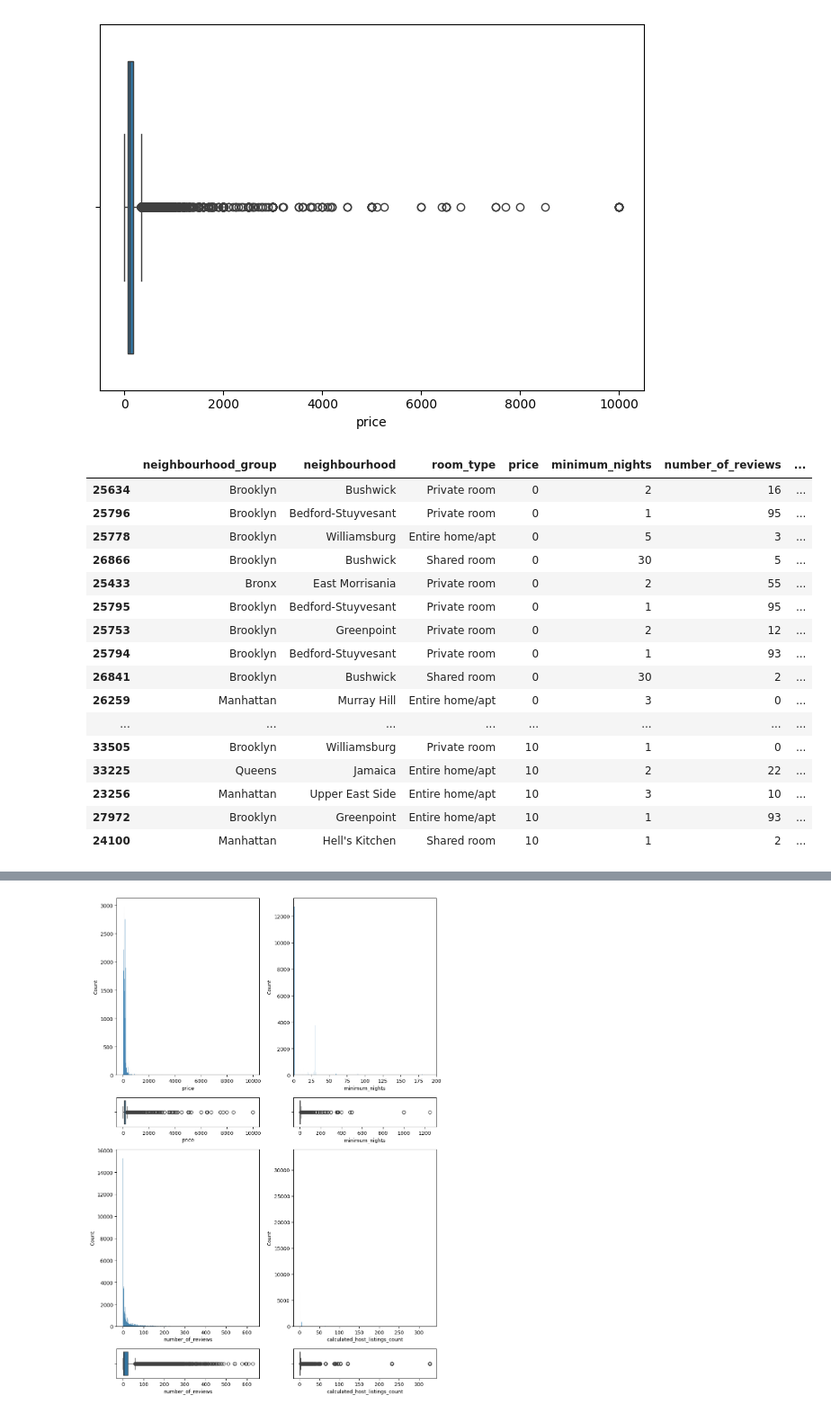
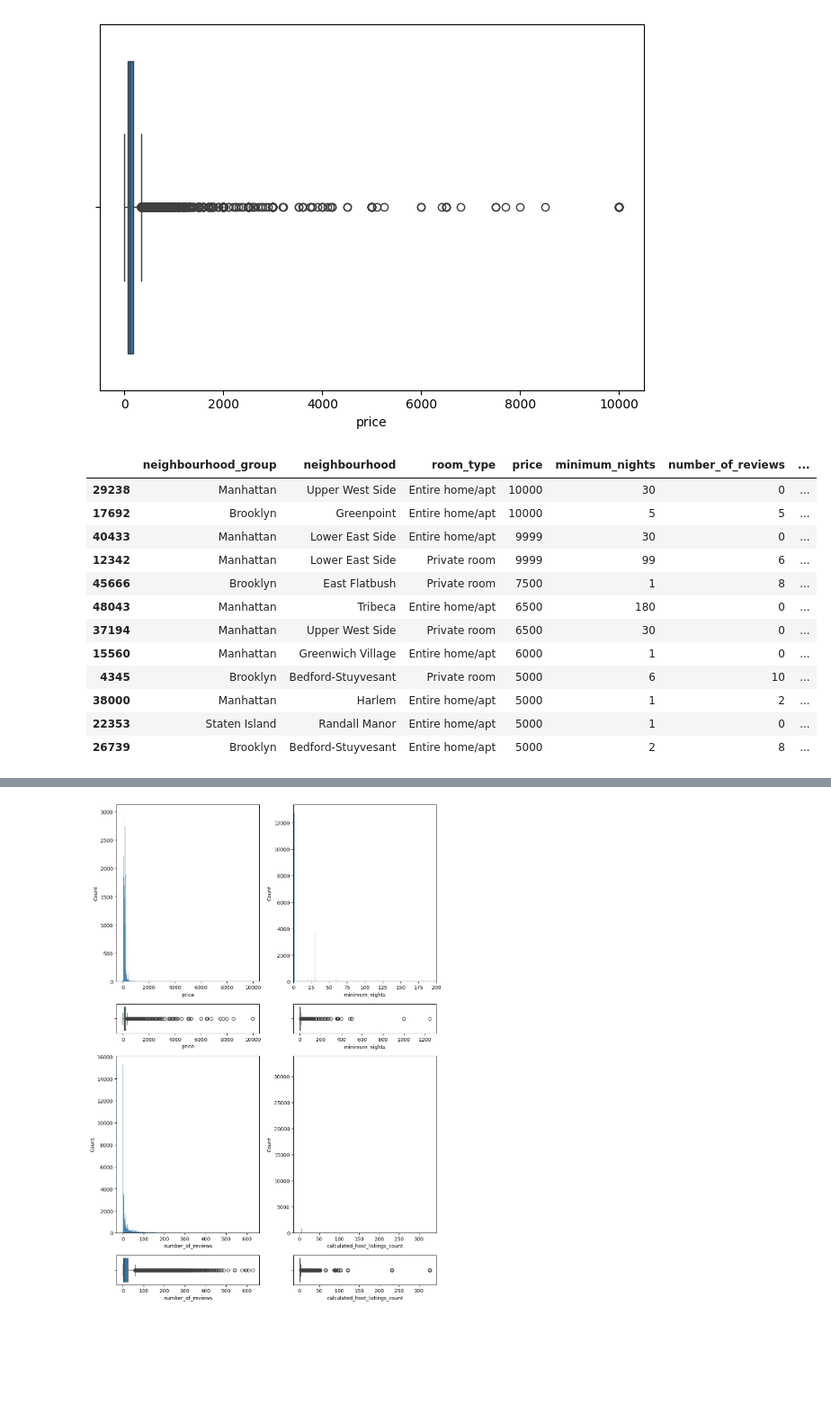
Before and after one commit to 4GeeksAcademy/Kransky85_machine-learning-python-template, a Jupyter notebook: src/explore.ipynb, the cells around one changed output, grey strips where cells are left out. Shown at 90% size. Cells and saved outputs as stored; diff of their text form; code cells hidden in the pictures; blank space fills up the shorter version.

```diff
--- a/src/explore.ipynb
+++ b/src/explore.ipynb
@@ -115,0 +73,6 @@ The number of duplicated ID records is: 0
+# %%
+# Let's check to see if we have any duplicates within our data set
+print(df.shape)
+
+df = df.drop_duplicates()
+df.shape
@@ -116,6 +84,6 @@ The number of duplicated ID records is: 0
 # %%
 # ridding of columns not pertaining to my predictive analysis
-df.drop(["id", "host_id", "name", "last_review", "reviews_per_month", "host_name", "latitude", "longitude", "availability_365"], axis= 1, inplace= True)
+df.drop(["id", "host_id", "name", "host_name", "latitude", "longitude", "availability_365"], axis= 1, inplace= True)
 df
 # %% [output]
 |  | neighbourhood_group | neighbourhood | room_type | price | minimum_nights | number_of_reviews | ... |
@@ -165,3 +132,8 @@ print(f"The least expensive property is {min_price}, while the most expensive is
 # df['price'] = df['price'].replace(0, mean_price) #
 # %% [output]
 The least expensive property is 0, while the most expensive is 10000.  Finally, the average price within the data set is 152.7206871868289
+# %%
+# We must factorize the Room Types and the Neighbourhood/Neighbourhood Group columns to convert the categorical columns to numeric.
+df["room_type_n"] = pd.factorize(df["room_type"])[0]
+df["neighbourhood_group_n"] = pd.factorize(df["neighbourhood_group"])[0]
+df["neighbourhood_n"] = pd.factorize(df["neighbourhood"])[0]
@@ -196,27 +177,23 @@ Name: count, dtype: int64
 # %%
 '''
 Experimenting and noting various sorted datasets by price, mimumum nights, etc. whether ascending or descending.
   Various private rooms for $3000-9000 per night?! I think not.
 '''
 
-df[df['price'].duplicated()].sort_values(by='price', ascending=True).head(25)
+df[df['price'].duplicated()].sort_values(by='price', ascending=False).head(12)
 # %% [output]
 |  | neighbourhood_group | neighbourhood | room_type | price | minimum_nights | number_of_reviews | ... |
-| 25634 | Brooklyn | Bushwick | Private room | 0 | 2 | 16 | ... |
-| 25796 | Brooklyn | Bedford-Stuyvesant | Private room | 0 | 1 | 95 | ... |
-| 25778 | Brooklyn | Williamsburg | Entire home/apt | 0 | 5 | 3 | ... |
-| 26866 | Brooklyn | Bushwick | Shared room | 0 | 30 | 5 | ... |
-| 25433 | Bronx | East Morrisania | Private room | 0 | 2 | 55 | ... |
-| 25795 | Brooklyn | Bedford-Stuyvesant | Private room | 0 | 1 | 95 | ... |
-| 25753 | Brooklyn | Greenpoint | Private room | 0 | 2 | 12 | ... |
-| 25794 | Brooklyn | Bedford-Stuyvesant | Private room | 0 | 1 | 93 | ... |
-| 26841 | Brooklyn | Bushwick | Shared room | 0 | 30 | 2 | ... |
-| 26259 | Manhattan | Murray Hill | Entire home/apt | 0 | 3 | 0 | ... |
-| ... | ... | ... | ... | ... | ... | ... | ... |
-| 33505 | Brooklyn | Williamsburg | Private room | 10 | 1 | 0 | ... |
-| 33225 | Queens | Jamaica | Entire home/apt | 10 | 2 | 22 | ... |
-| 23256 | Manhattan | Upper East Side | Entire home/apt | 10 | 3 | 10 | ... |
-| 27972 | Brooklyn | Greenpoint | Entire home/apt | 10 | 1 | 93 | ... |
-| 24100 | Manhattan | Hell's Kitchen | Shared room | 10 | 1 | 2 | ... |
+| 29238 | Manhattan | Upper West Side | Entire home/apt | 10000 | 30 | 0 | ... |
+| 17692 | Brooklyn | Greenpoint | Entire home/apt | 10000 | 5 | 5 | ... |
+| 40433 | Manhattan | Lower East Side | Entire home/apt | 9999 | 30 | 0 | ... |
+| 12342 | Manhattan | Lower East Side | Private room | 9999 | 99 | 6 | ... |
+| 45666 | Brooklyn | East Flatbush | Private room | 7500 | 1 | 8 | ... |
+| 48043 | Manhattan | Tribeca | Entire home/apt | 6500 | 180 | 0 | ... |
+| 37194 | Manhattan | Upper West Side | Private room | 6500 | 30 | 0 | ... |
+| 15560 | Manhattan | Greenwich Village | Entire home/apt | 6000 | 1 | 0 | ... |
+| 4345 | Brooklyn | Bedford-Stuyvesant | Private room | 5000 | 6 | 10 | ... |
+| 38000 | Manhattan | Harlem | Entire home/apt | 5000 | 1 | 2 | ... |
+| 22353 | Staten Island | Randall Manor | Entire home/apt | 5000 | 1 | 0 | ... |
+| 26739 | Brooklyn | Bedford-Stuyvesant | Entire home/apt | 5000 | 2 | 8 | ... |
 # %%
 # Now let us separate the distinct categorical types of rentals and their data; shared room, private room, or the entire apartment.
```
Also changed, not shown: parts of 38 cells of this notebook.
